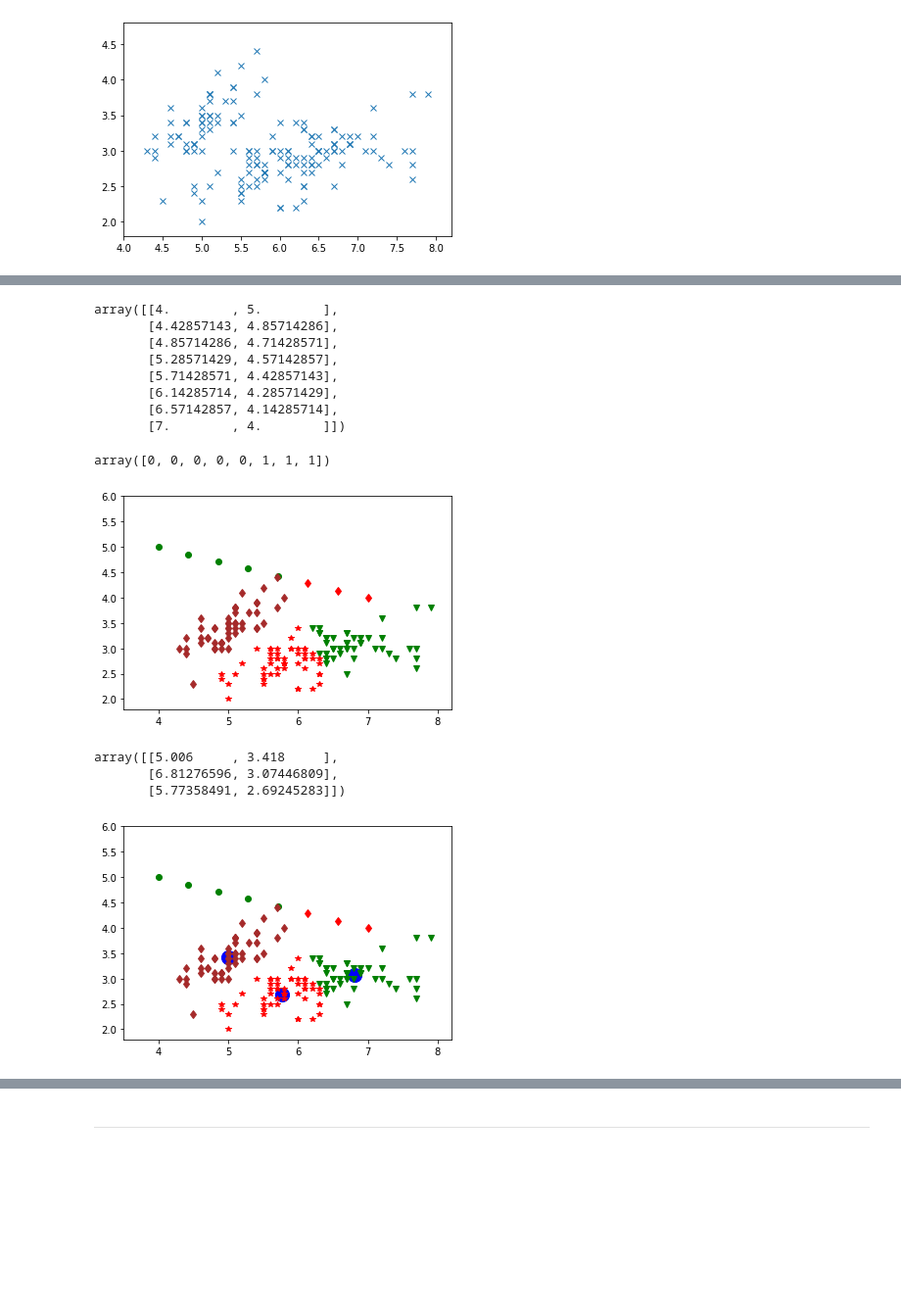
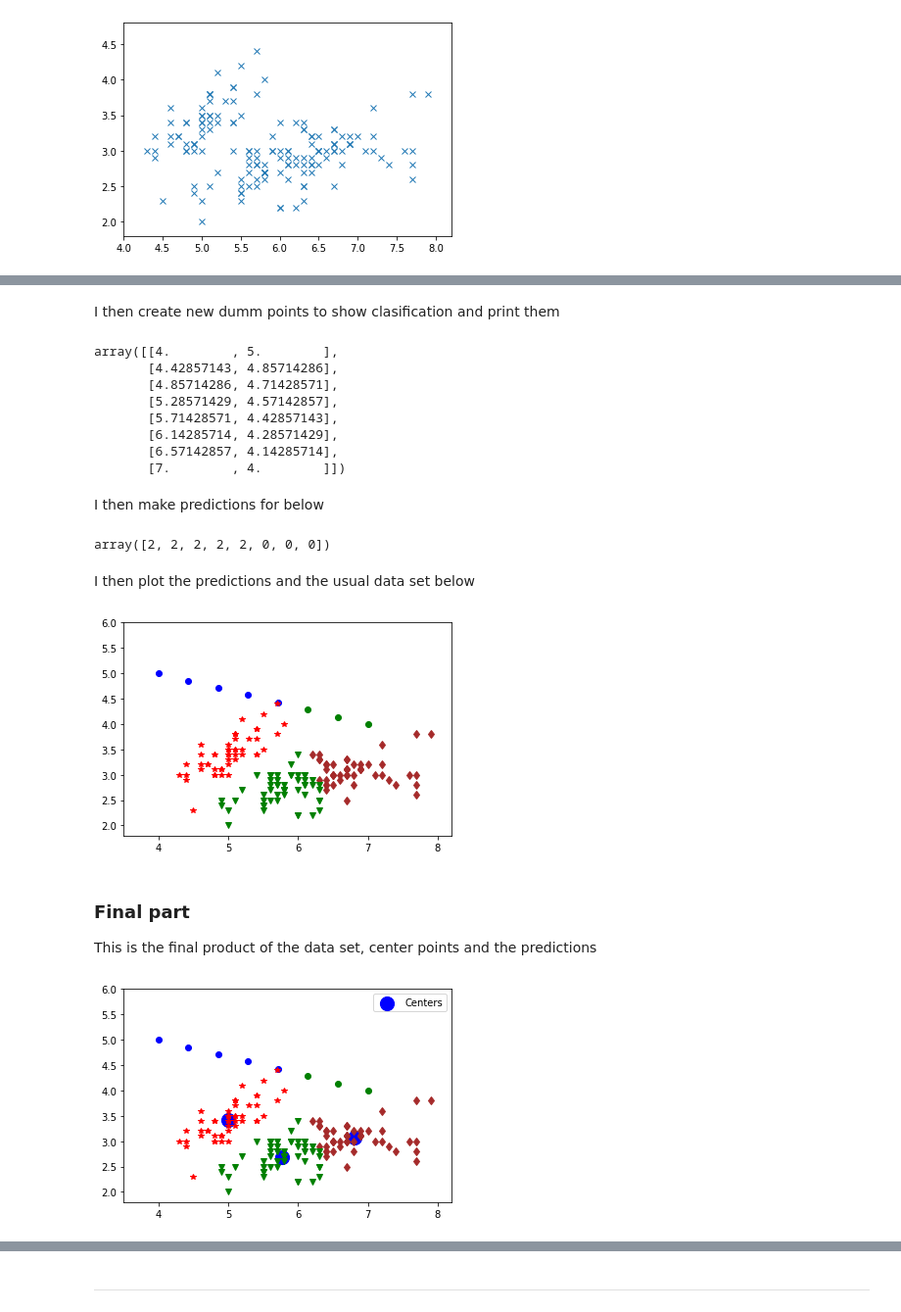
Before and after one commit to CathalDonohoe/EmergingTechTaskProject, a Jupyter notebook: Tasks.ipynb, the cells around one changed output, grey strips where cells are left out. Shown at 98% size. Saved outputs shown, nothing was run; the diff lists cells and outputs as text; code cells hidden in the pictures; blank space fills up the shorter version.

Commit message:
Done all write up for all tasks

```diff
--- a/Tasks.ipynb
+++ b/Tasks.ipynb
@@ -169,0 +304,5 @@ import pandas as pd
+# %%
+#reading in the iris.csv from c drive
+Iris = pd.read_csv('C:/Users/Owner/Desktop/College/Emerging Tech/FinalProject/EmergingTechTaskProject/iris_csv.csv')
+#printing the csv data
+Iris
@@ -193,3 +347,2 @@ plt.ylim([1.8,4.8])
 # %%
-# Perform kmeans fitting.
-kmeans = skcl.KMeans(n_clusters=3, random_state=0).fit(X)
+kmeans = KMeans(n_clusters=3).fit(X)
@@ -227 +390,3 @@ plt.show()
+# %% [markdown]
+I then create new dumm points to show clasification and print them
 # %%
@@ -249,41 +404,52 @@ array([[4.        , 5.        ],
        [6.14285714, 4.28571429],
        [6.57142857, 4.14285714],
        [7.        , 4.        ]])
+# %% [markdown]
+I then make predictions for below
 # %%
 # Predict the cluster for two points.
 mypredictions = kmeans.predict(mynewvals)
 mypredictions
 # %% [output]
-array([0, 0, 0, 0, 0, 1, 1, 1])
+array([2, 2, 2, 2, 2, 0, 0, 0])
+# %% [markdown]
+I then plot the predictions and the usual data set below
 # %%
-# Plot the data set.
+#set limits
 plt.xlim([3.5, 8.2])
 plt.ylim([1.8,6])
+# Plot the data set of the predictions
 plt.plot(mynewvals[mypredictions == 0][:,0], mynewvals[mypredictions == 0][:,1], 'go')
 plt.plot(mynewvals[mypredictions == 1][:,0], mynewvals[mypredictions == 1][:,1], 'rd')
 plt.plot(mynewvals[mypredictions == 2][:,0], mynewvals[mypredictions == 2][:,1], 'bo')
+
+# Plot the data set
 for i, l in enumerate(kmeans.labels_):
     plt.plot(x1[i], x2[i], color=colors[l], marker=markers[l])
 # %% [output]
-[figure, old version]
+[figure, new version]
-# %%
-# The centres of clusters.
-mycent = kmeans.cluster_centers_
-mycent
-# %% [output]
-array([[5.006     , 3.418     ],
-       [6.81276596, 3.07446809],
-       [5.77358491, 2.69245283]])
+# %% [markdown]
+### Final part
+This is the final product of the data set, center points and the predictions
 # %%
-# Plot the data set.
+# Set the limits
 plt.xlim([3.5, 8.2])
 plt.ylim([1.8,6])
+
+# Plot the data set.
 plt.plot(mynewvals[mypredictions == 0][:,0], mynewvals[mypredictions == 0][:,1], 'go')
 plt.plot(mynewvals[mypredictions == 1][:,0], mynewvals[mypredictions == 1][:,1], 'rd')
 plt.plot(mynewvals[mypredictions == 2][:,0], mynewvals[mypredictions == 2][:,1], 'bo')
+
+#set the center points
 plt.scatter(mycent[:,0], mycent[:,1], s = 200, c = 'blue', label = 'Centers')
+
+#plots the data set
 for i, l in enumerate(kmeans.labels_):
     plt.plot(x1[i], x2[i], color=colors[l], marker=markers[l])
+
+#shows the legend with the centers
+plt.legend()
 plt.show()
 # %% [output]
-[figure, old version]
+[figure, new version]
```
Also changed, not shown: parts of 47 cells of this notebook, 1 other file.
